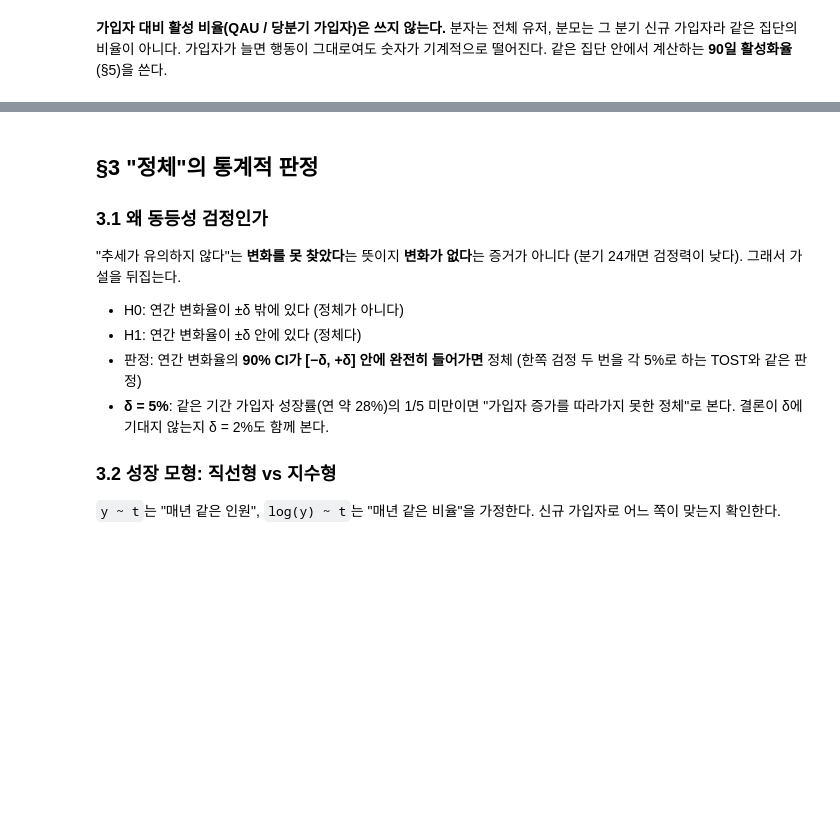
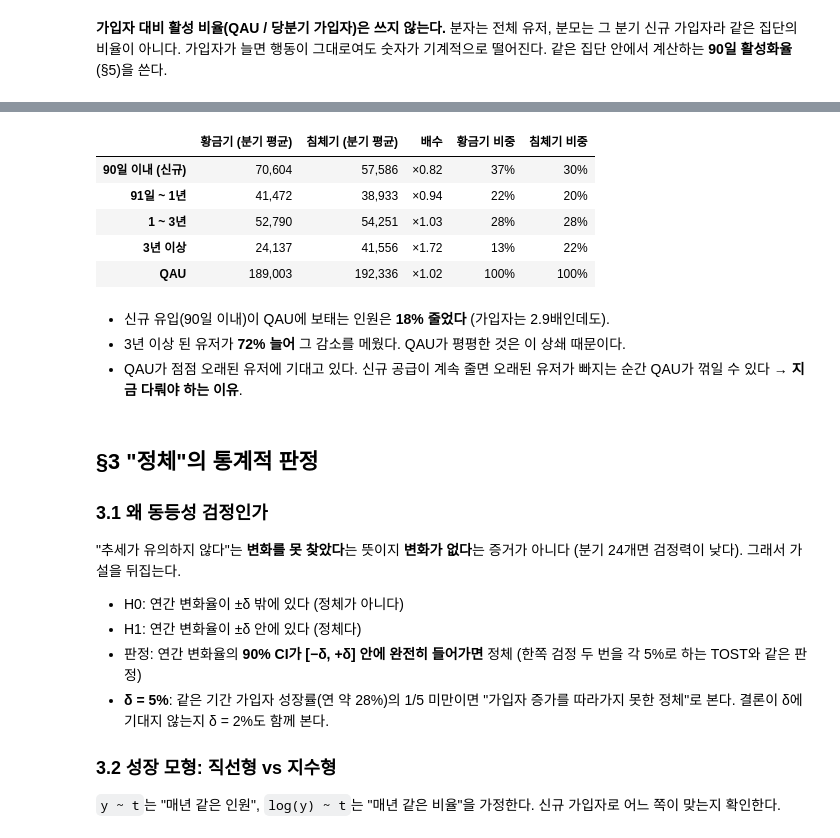
Before and after one commit to HyeonB123/kaggle-growth-diagnosis, a Jupyter notebook: notebooks/01_problem_definition.ipynb, the cells around one changed output, grey strips where cells are left out. Saved outputs shown, nothing was run; the diff lists cells and outputs as text; code cells hidden in the pictures; blank space fills up the shorter version.

```diff
--- a/notebooks/01_problem_definition.ipynb
+++ b/notebooks/01_problem_definition.ipynb
@@ -115,3 +140,23 @@ comp.style.format({c: "{:,.0f}" for c in comp.columns[:3]} | {"배수 (침체/
+# %%
+cols_t = [g[0] for g in groups]
+tt = pd.DataFrame({"황금기 (분기 평균)": ten.loc[GOLDEN_Q, cols_t + ["qau"]].mean(),
+                   "침체기 (분기 평균)": ten.loc[STAG_Q, cols_t + ["qau"]].mean()})
+tt["배수"] = tt.iloc[:, 1] / tt.iloc[:, 0]
+tt["황금기 비중"] = ten.loc[GOLDEN_Q, cols_t + ["qau"]].sum() / ten.loc[GOLDEN_Q, "qau"].sum()
+tt["침체기 비중"] = ten.loc[STAG_Q, cols_t + ["qau"]].sum() / ten.loc[STAG_Q, "qau"].sum()
+tt.index = [g[1] for g in groups] + ["QAU"]
+tt.style.format({"황금기 (분기 평균)": "{:,.0f}", "침체기 (분기 평균)": "{:,.0f}", "배수": "×{:.2f}", "황금기 비중": "{:.0%}", "침체기 비중": "{:.0%}"})
+# %% [output]
+|  | 황금기 (분기 평균) | 침체기 (분기 평균) | 배수 | 황금기 비중 | 침체기 비중 |
+| 90일 이내 (신규) | 70,604 | 57,586 | ×0.82 | 37% | 30% |
+| 91일 ~ 1년 | 41,472 | 38,933 | ×0.94 | 22% | 20% |
+| 1 ~ 3년 | 52,790 | 54,251 | ×1.03 | 28% | 28% |
+| 3년 이상 | 24,137 | 41,556 | ×1.72 | 13% | 22% |
+| QAU | 189,003 | 192,336 | ×1.02 | 100% | 100% |
+# %% [markdown]
+- 신규 유입(90일 이내)이 QAU에 보태는 인원은 **18% 줄었다** (가입자는 2.9배인데도).
+- 3년 이상 된 유저가 **72% 늘어** 그 감소를 메웠다. QAU가 평평한 것은 이 상쇄 때문이다.
+- QAU가 점점 오래된 유저에 기대고 있다. 신규 공급이 계속 줄면 오래된 유저가 빠지는 순간 QAU가 꺾일 수 있다 → **지금 다뤄야 하는 이유**.
 # %% [markdown]
 ## §3 "정체"의 통계적 판정
 
```
Also changed, not shown: parts of 4 cells of this notebook, 4 other files.
